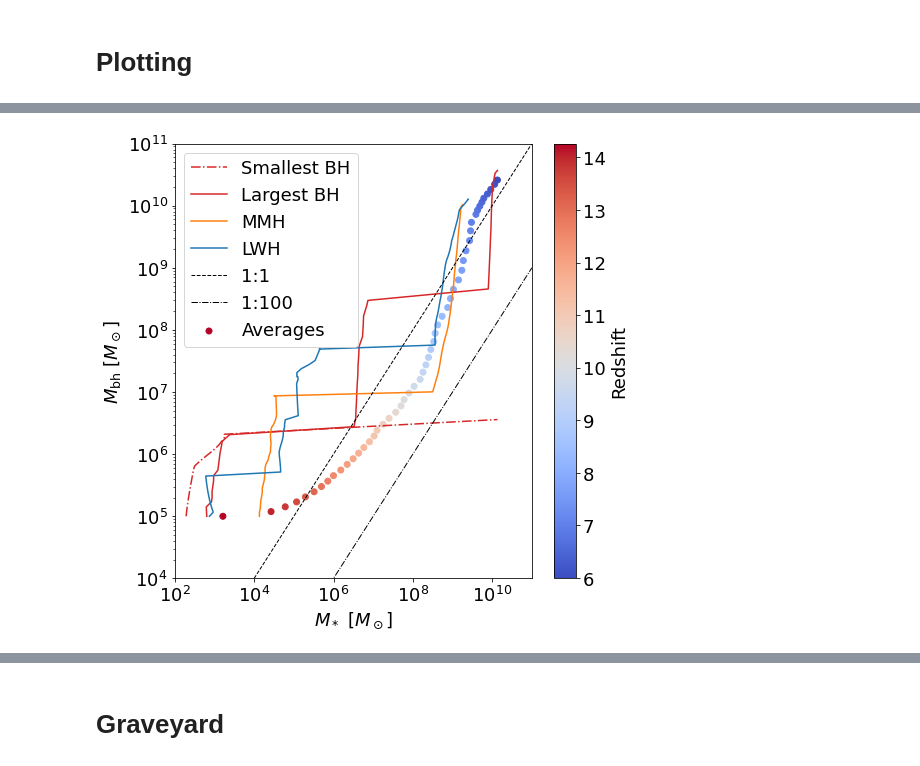
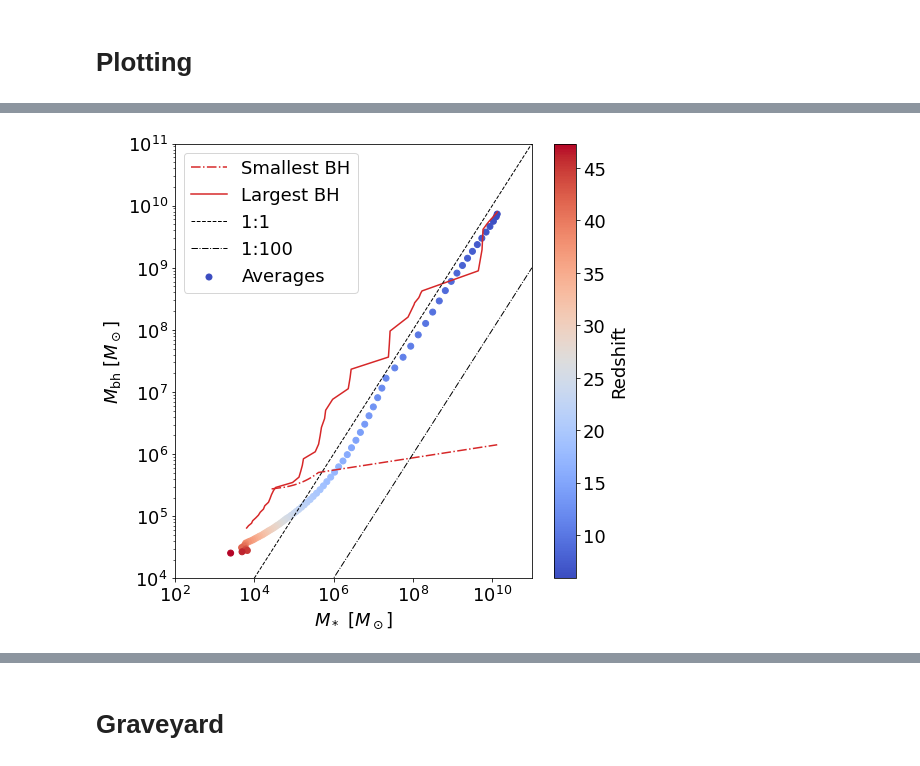
Before and after one commit to mscoggs/dcbh_relation_lifetime, a Jupyter notebook: analyze_trees.ipynb, the cells around one changed output, grey strips where cells are left out. Drawn from its saved outputs; the diff is of its cells as text; code cells hidden in the pictures.

```diff
--- a/analyze_trees.ipynb
+++ b/analyze_trees.ipynb
@@ -340,2 +26,0 @@ lw_mvir = [21700000.0, 15480000.0, 13510000.0, 9621000.0, 7038000.0, 5660000.0,
-# %%
-z = get_redshift("data/Snapshot_alist_mod")
@@ -415,0 +953,2 @@ def find_averages(cand_trees, SUPER=False):
+# %%
+merged_trees, bh_mass_ratios = evolve_BH_with_mergers(all_trees_raw, tau=40, cap=0.1, optimistic=True)
@@ -419,0 +1316,2 @@ plt.rcParams.update({'font.size': 18})
+# %%
+z_av,bh_avs,bh_std, sm_avs, sm_std = find_averages(all_trees)
@@ -420,36 +1398,53 @@ plt.rcParams.update({'font.size': 18})
+# %%
+def find_averages(all_trees):
+
+    all_bh_mass = np.array([t[4][::-1] for t in all_trees])
+    all_sm = np.array([t[3][::-1] for t in all_trees])
+    lengths = np.array([np.size(b) for b in all_bh_mass])
+    bh_avs, bh_std = [], []
+    sm_avs, sm_std = [], []
+    for x in range(np.max(lengths)):
+        filter_ = np.where(x<lengths)
+        bh_temp = all_bh_mass[filter_]
+        sm_temp = all_sm[filter_]
+        bhs = [bh_temp_it[x] for bh_temp_it in bh_temp]
+        bh_avs.append(np.mean(bhs))
+        bh_std.append(np.std(bhs))
+        sms = [sm_temp_it[x] for sm_temp_it in sm_temp]
+        sm_avs.append(np.mean(sms))
+        sm_std.append(np.std(sms))
+    bh_avs,bh_std, sm_avs, sm_std = np.array(bh_avs), np.array(bh_std), np.array(sm_avs), np.array(sm_std)
+    z_av,time_av = all_trees[np.argmax(lengths)][0], all_trees[np.argmax(lengths)][1]
+    return z_av,bh_avs,bh_std, sm_avs, sm_std
 # %%
+plt.rcParams.update({'font.size': 18})
 SUPER=False
 
 plt.figure(figsize=(8,8))
 plt.xlabel(r"$M_* \ [M_\odot]$")
 plt.ylabel(r"$M_{\rm bh} \ [M_\odot]$")
 plt.yscale("log")
 plt.ylim(1e4,1e11)
 plt.xscale("log")
 plt.xlim(1e2,1e11)
 
-least_massive_sm, least_massive_bh, most_massive_sm, most_massive_bh = find_min_max_bh(cand_trees, SUPER=SUPER)
-z, bh_av, sm_av,bh_std, sm_std = find_averages(cand_trees, SUPER=SUPER)
+least_massive_sm, least_massive_bh, most_massive_sm, most_massive_bh = find_min_max_bh(all_trees, SUPER=SUPER)
+
+
+z, bh_av, bh_std,sm_av, sm_std = find_averages(all_trees)
 
 plt.plot(least_massive_sm, least_massive_bh, color = "tab:red", label="Smallest BH", ls ="-.")
 plt.plot(most_massive_sm, most_massive_bh, color = "tab:red", label="Largest BH")
 
 #plt.errorbar(sm_av, bh_av, yerr=bh_std, xerr=sm_std , color="tab:red")
-plt.scatter(sm_av, bh_av , c=z, label="Averages", cmap=CMAP)
-
-plt.plot(mm_stellar_mass, mm_bh_mass, color="tab:orange", label="MMH")
-plt.plot(lw_stellar_mass, lw_bh_mass, color="tab:blue", label="LWH")
-
-
-# plt.plot(least_massive_sm_sup, least_massive_bh_sup, color = "tab:blue", label="Smallest BH Super")
-# plt.plot(most_massive_sm_sup, most_massive_bh_sup, color = "tab:blue", label="Largest BH Super")
+plt.scatter(sm_av, bh_av , c=z[::-1], label="Averages", cmap=CMAP)
 
 plt.plot([1e4,1e11], [1e4,1e11], ls="--", label = "1:1", color="black",lw=1)
 plt.plot([1e4,1e11], [1e2,1e9], ls="-.", label = "1:100", color="black",lw=1)
 
 plt.colorbar(label="Redshift")
 plt.legend()
 save_title="bh_mass_vs_stellar_mass_super="+str(SUPER)
-#plt.savefig("figures/"+save_title+".pdf",bbox_inches='tight')
+plt.savefig("figures/"+save_title+".pdf",bbox_inches='tight')
 # %% [output]
-[figure, old version]
+[figure, new version]
```
Also changed, not shown: parts of 101 cells of this notebook, 39 other files.
